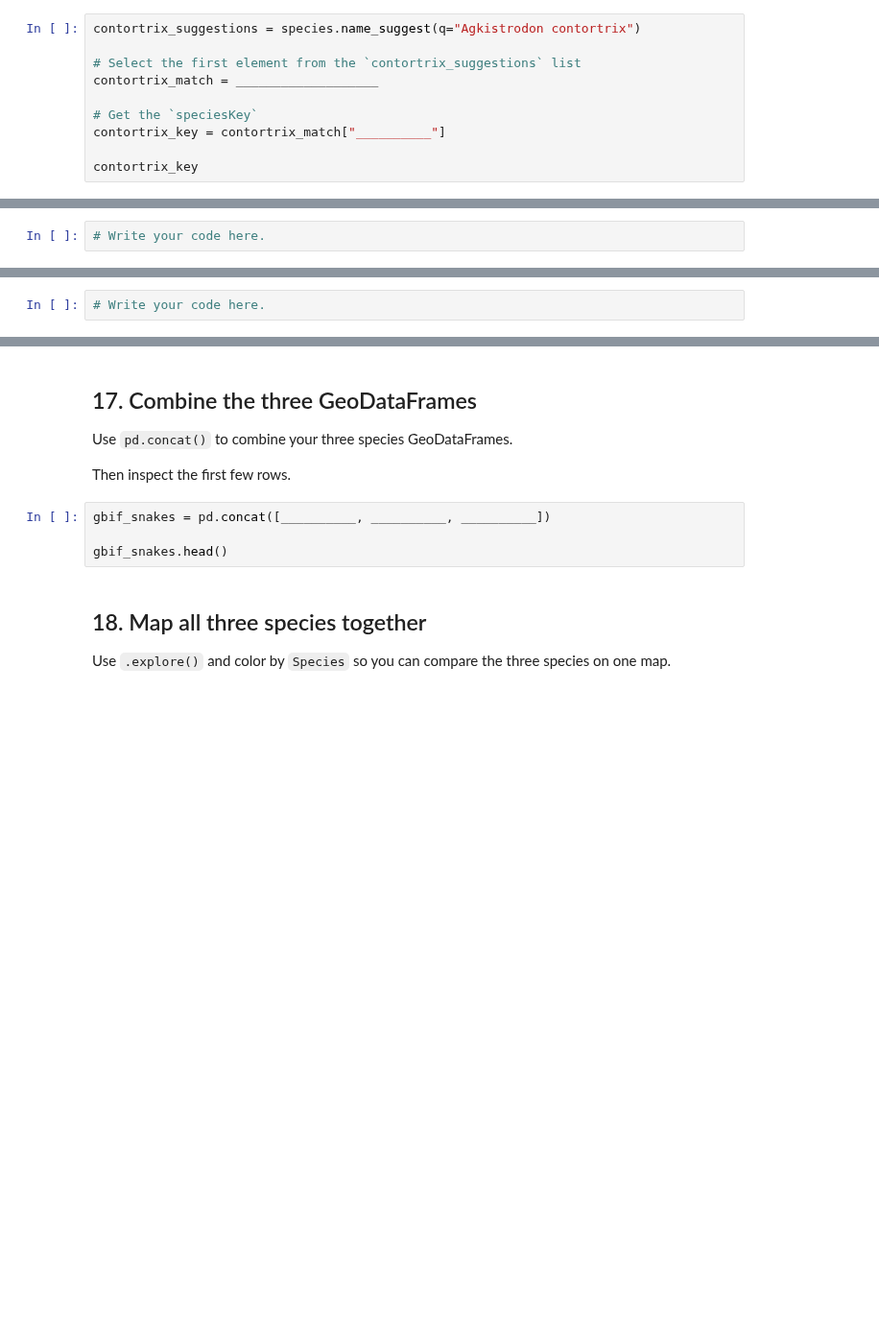
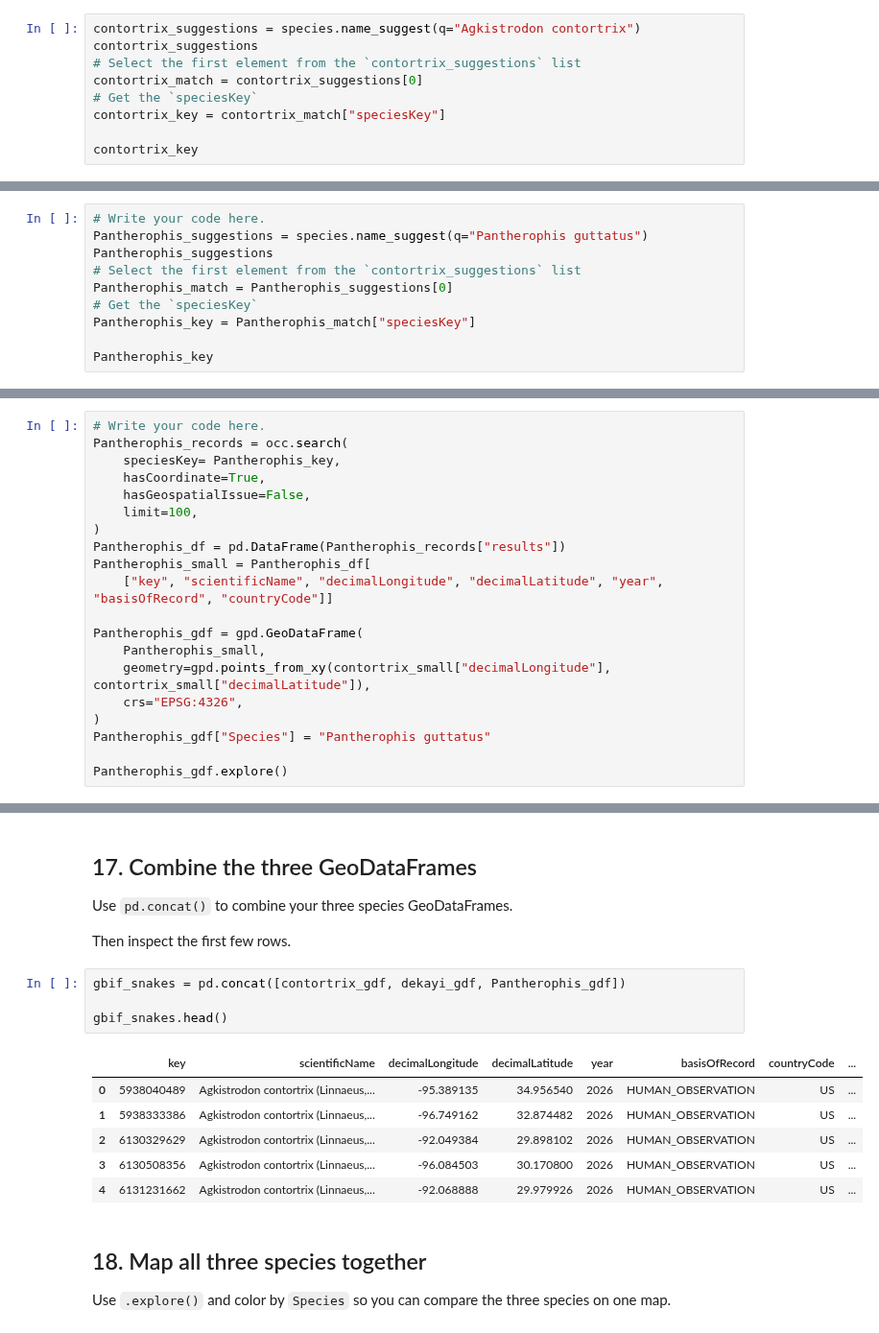
Before and after one commit to jddeabreu/BIO597-SpatialBiodiversity, a Jupyter notebook: docs/assignments/Assignment-02-pygbif.ipynb, the cells around one changed output, grey strips where cells are left out. Shown at 96% size. Cells and saved outputs as stored; diff of their text form; blank space fills up the shorter version.

```diff
--- a/docs/assignments/Assignment-02-pygbif.ipynb
+++ b/docs/assignments/Assignment-02-pygbif.ipynb
@@ -136,11 +180,10 @@ Now repeat the same steps for eastern copperhead, *Agkistrodon contortrix*.
 This cell should get the name suggestions and save the speciesKey.
 # %%
 contortrix_suggestions = species.name_suggest(q="Agkistrodon contortrix")
-
+contortrix_suggestions
 # Select the first element from the `contortrix_suggestions` list
-contortrix_match = ___________________
-
+contortrix_match = contortrix_suggestions[0]
 # Get the `speciesKey`
-contortrix_key = contortrix_match["__________"]
+contortrix_key = contortrix_match["speciesKey"]
 
 contortrix_key
@@ -170,3 +235,11 @@ This time you will do a little more on your own.
 First, use `species.name_suggest()` to get the `speciesKey` for *Pantherophis guttatus*.
 # %%
 # Write your code here.
+Pantherophis_suggestions = species.name_suggest(q="Pantherophis guttatus")
+Pantherophis_suggestions
+# Select the first element from the `contortrix_suggestions` list
+Pantherophis_match = Pantherophis_suggestions[0]
+# Get the `speciesKey`
+Pantherophis_key = Pantherophis_match["speciesKey"]
+
+Pantherophis_key
@@ -178,3 +253,21 @@ Fetch up to 100 georeferenced records and convert them to a GeoDataFrame.
 Keep the cell simple. It is fine to copy and modify code from earlier cells.
 # %%
 # Write your code here.
+Pantherophis_records = occ.search(
+    speciesKey= Pantherophis_key,
+    hasCoordinate=True,
+    hasGeospatialIssue=False,
+    limit=100,
+)
+Pantherophis_df = pd.DataFrame(Pantherophis_records["results"])
+Pantherophis_small = Pantherophis_df[
+    ["key", "scientificName", "decimalLongitude", "decimalLatitude", "year", "basisOfRecord", "countryCode"]]
+
+Pantherophis_gdf = gpd.GeoDataFrame(
+    Pantherophis_small,
+    geometry=gpd.points_from_xy(contortrix_small["decimalLongitude"], contortrix_small["decimalLatitude"]),
+    crs="EPSG:4326",
+)
+Pantherophis_gdf["Species"] = "Pantherophis guttatus"
+
+Pantherophis_gdf.explore()
@@ -185,9 +280,16 @@ Use `pd.concat()` to combine your three species GeoDataFrames.
 
 Then inspect the first few rows.
 # %%
-gbif_snakes = pd.concat([__________, __________, __________])
+gbif_snakes = pd.concat([contortrix_gdf, dekayi_gdf, Pantherophis_gdf])
 
 gbif_snakes.head()
+# %% [output]
+|  | key | scientificName | decimalLongitude | decimalLatitude | year | basisOfRecord | countryCode | ... |
+| 0 | 5938040489 | Agkistrodon contortrix (Linnaeus,... | -95.389135 | 34.956540 | 2026 | HUMAN_OBSERVATION | US | ... |
+| 1 | 5938333386 | Agkistrodon contortrix (Linnaeus,... | -96.749162 | 32.874482 | 2026 | HUMAN_OBSERVATION | US | ... |
+| 2 | 6130329629 | Agkistrodon contortrix (Linnaeus,... | -92.049384 | 29.898102 | 2026 | HUMAN_OBSERVATION | US | ... |
+| 3 | 6130508356 | Agkistrodon contortrix (Linnaeus,... | -96.084503 | 30.170800 | 2026 | HUMAN_OBSERVATION | US | ... |
+| 4 | 6131231662 | Agkistrodon contortrix (Linnaeus,... | -92.068888 | 29.979926 | 2026 | HUMAN_OBSERVATION | US | ... |
 # %% [markdown]
 ## 18. Map all three species together
 
```
Also changed, not shown: parts of 22 cells of this notebook.
